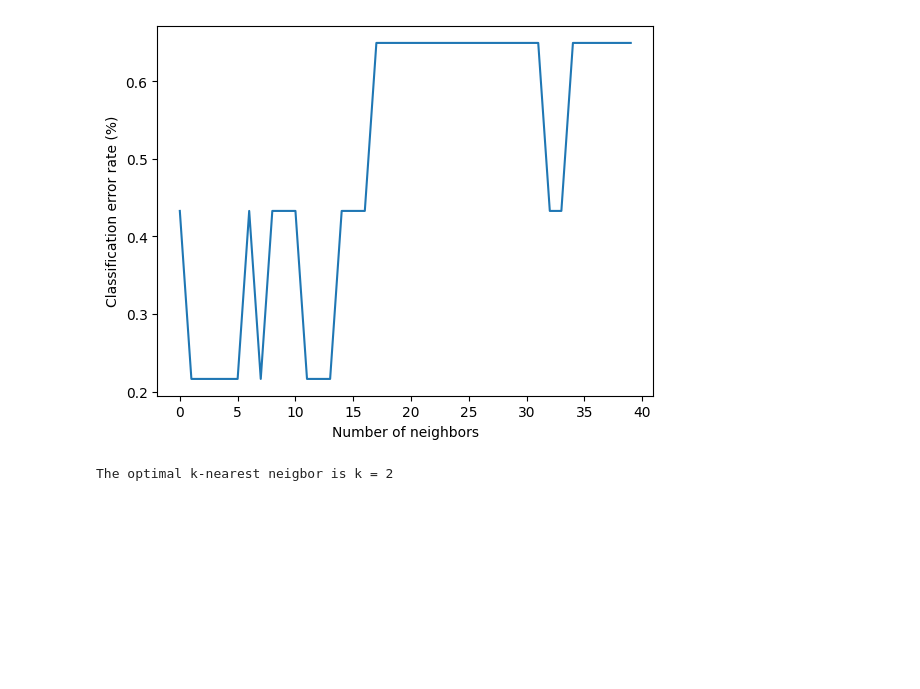
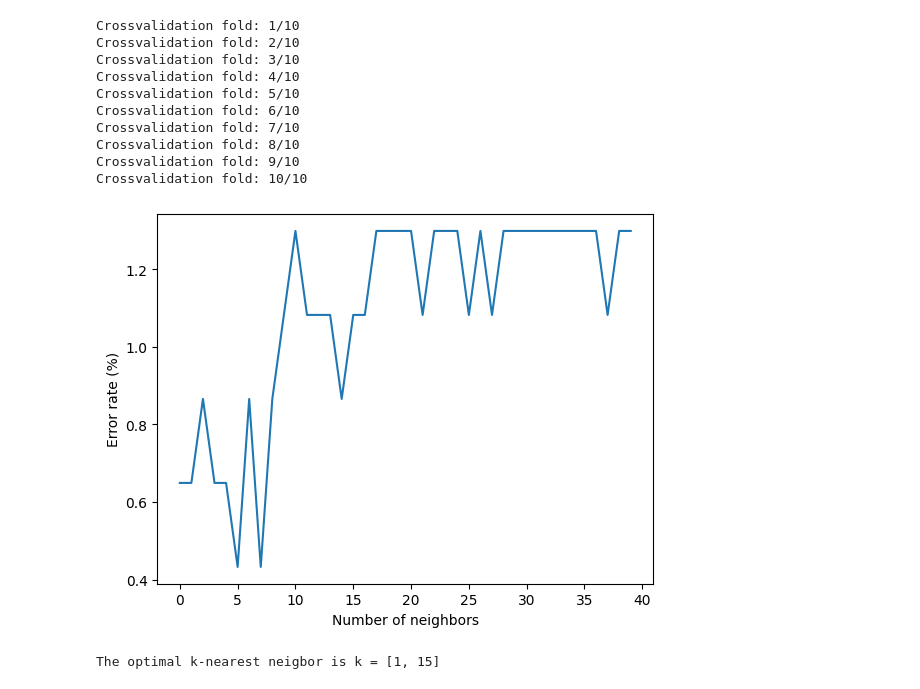
Before and after one commit to KostyalBalint/Intro-to-MI-Project_1, a Jupyter notebook: classification.ipynb, the cells around one changed output. Cells and saved outputs as stored; diff of their text form; code cells hidden in the pictures; blank space fills up the shorter version.

```diff
--- a/classification.ipynb
+++ b/classification.ipynb
@@ -97,43 +89,53 @@ Crossvalidation fold: 10/10
 from sklearn import model_selection
 from sklearn.neighbors import KNeighborsClassifier
 
 # Find the optimal number of neighbors
 
 # Maximum number of neighbors
 L = 40
 
-CV = model_selection.KFold()
+CV = model_selection.KFold(10)
 errors = np.zeros((N, L))
 i = 0
 for train_index, test_index in CV.split(X, y):
-    # print("Crossvalidation fold: {0}/{1}".format(i + 1, N1))
+    print("Crossvalidation fold: {0}/{1}".format(i + 1, 10))
 
     # extract training and test set for current CV fold
     X_train = X[train_index, :]
     y_train = y[train_index]
     N1_numbers_train = N_numbers[train_index]
     X_test = X[test_index, :]
     y_test = y[test_index]
     N1_numbers_test = N_numbers[test_index]
 
-
-    # Fit classifier and classify the test points (consider 1 to 40 neighbors)
+    # Fit classifier and classify the test points for each neighbors
     for l in range(1, L + 1):
-        knclassifier = KNeighborsClassifier(n_neighbors=l)
-        knclassifier.fit(X_train, y_train)
-        y_est = knclassifier.predict(X_test)
-        errors[i, l - 1] = np.sum(y_est[0] != y_test[0])
+        knclassifier = KNeighborsClassifier(n_neighbors=l) # choose the model
+        knclassifier.fit(X_train, y_train) # fits the model to X_train, y_train
+        y_est = knclassifier.predict(X_test) # estimate y from X_test
+        errors[i, l - 1] = np.sum(y_est[0] != y_test[0]) # error for each l (column) in the current fold
+        # errors is a matrix of l columns and K_folds
 
     i += 1
 
 # Plot the classification error rate
 plt.figure()
-plt.plot(100 * sum(errors, 0) / N)
+plt.plot(100 * sum(errors, 0) / N) # plot mean error of each l for all cross validations
 plt.xlabel("Number of neighbors")
-plt.ylabel("Classification error rate (%)")
+plt.ylabel("Error rate (%)")
 plt.show()
 
-print('The optimal k-nearest neigbor is k = 2')
+print('The optimal k-nearest neigbor is k = [1, 15]')
 # %% [output]
+Crossvalidation fold: 1/10
+Crossvalidation fold: 2/10
+Crossvalidation fold: 3/10
+Crossvalidation fold: 4/10
+Crossvalidation fold: 5/10
+Crossvalidation fold: 6/10
+Crossvalidation fold: 7/10
+Crossvalidation fold: 8/10
+Crossvalidation fold: 9/10
+Crossvalidation fold: 10/10
-[figure, old version]
+[figure, new version]
-The optimal k-nearest neigbor is k = 2
+The optimal k-nearest neigbor is k = [1, 15]
```
Also changed, not shown: parts of 4 cells of this notebook, 1 other file.
